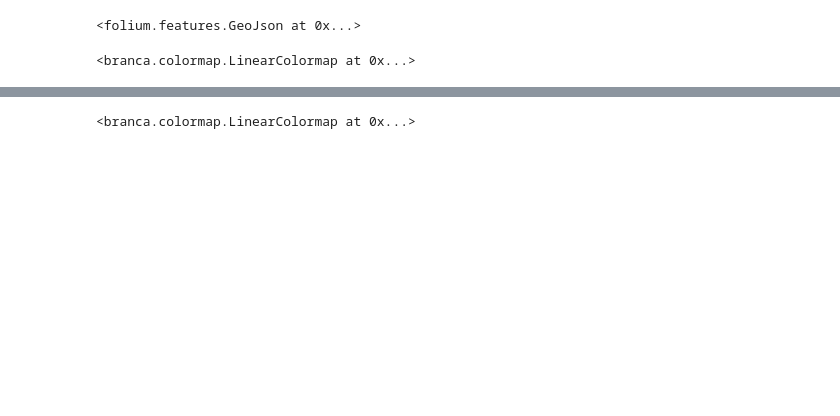
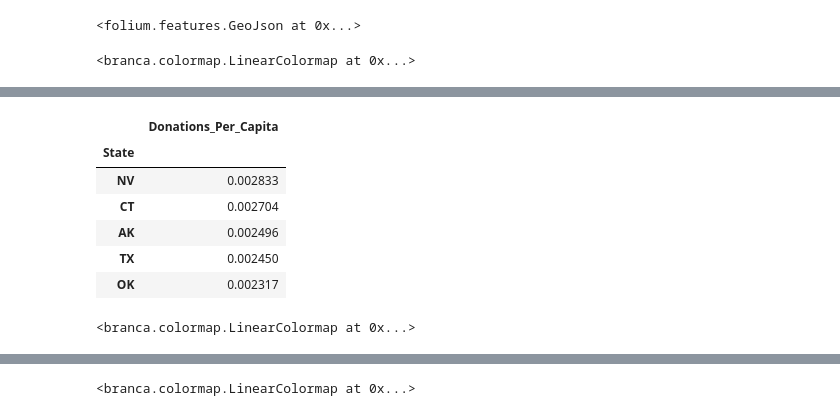
Before and after one commit to tylernunez99/PS109S-Proj, a Jupyter notebook: DonationsPS109S.ipynb, the cells around one changed output, grey strips where cells are left out. Saved outputs shown, nothing was run; the diff lists cells and outputs as text; code cells hidden in the pictures; blank space fills up the shorter version.

```diff
--- a/DonationsPS109S.ipynb
+++ b/DonationsPS109S.ipynb
@@ -96,0 +210,4 @@ m
+# %%
+all_donations = pd.read_csv("2012 DONOR DATA.csv", encoding='windows-1252')
+cleaned = all_donations[all_donations['STATE'].isin(valid_states)]
+num_donations = cleaned.groupby("STATE").count().rename(columns={"SUB_ID":"Count"})[["Count"]]
@@ -96,0 +238,24 @@ m
+# %%
+# Creating columns of Political Donations per Capita (by States)
+per_cap_df = census1980.join(num_donations , how="left")[["Population as of1980 Census","Count"]]
+per_cap_df["Donations_Per_Capita"] = per_cap_df["Count"] / per_cap_df["Population as of1980 Census"]
+percap_dict = per_cap_df.to_dict().get('Donations_Per_Capita')
+# %%
+per_cap_df[["Donations_Per_Capita"]].sort_values("Donations_Per_Capita", ascending=False).head(5)
+# %% [output]
+|  | Donations_Per_Capita |
+| State |  |
+| NV | 0.002833 |
+| CT | 0.002704 |
+| AK | 0.002496 |
+| TX | 0.002450 |
+| OK | 0.002317 |
+# %%
+# Build Color Scale for Per Capita Donations
+colormap = linear.PuBu_06.scale(
+    per_cap_df.Donations_Per_Capita.min(),
+    per_cap_df.Donations_Per_Capita.max())
+
+colormap
+# %% [output]
+<branca.colormap.LinearColormap at 0x...>
```
Also changed, not shown: parts of 16 cells of this notebook, 3 other files.
